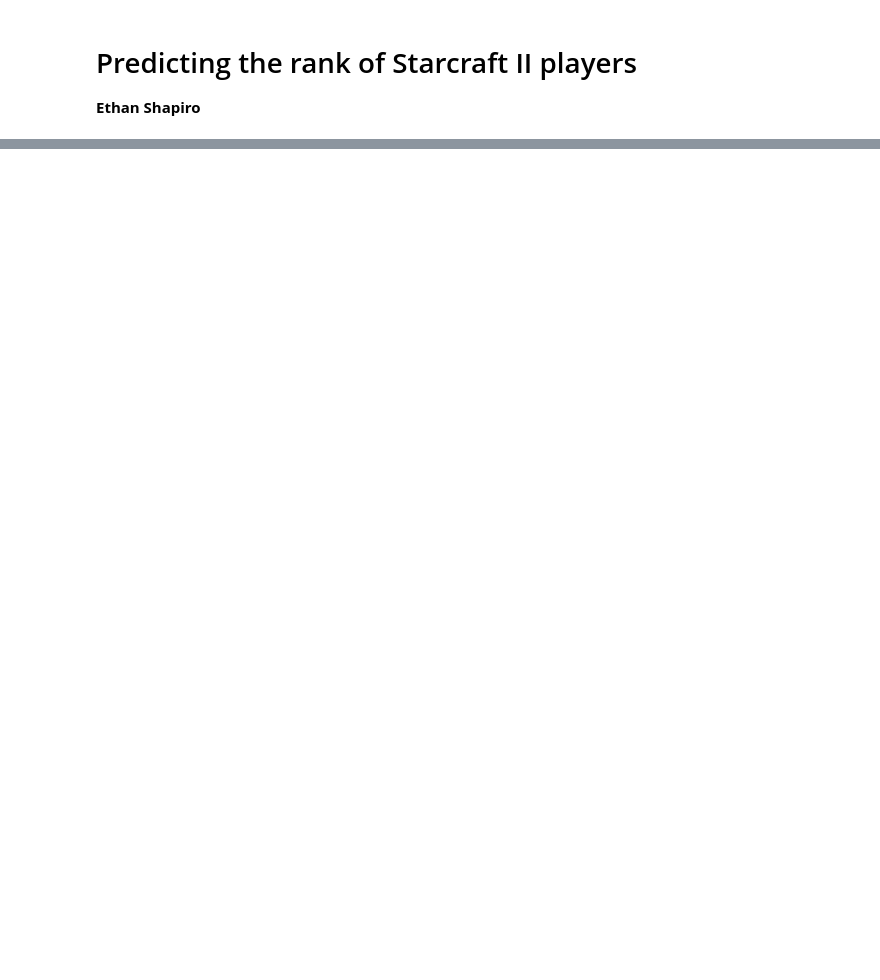
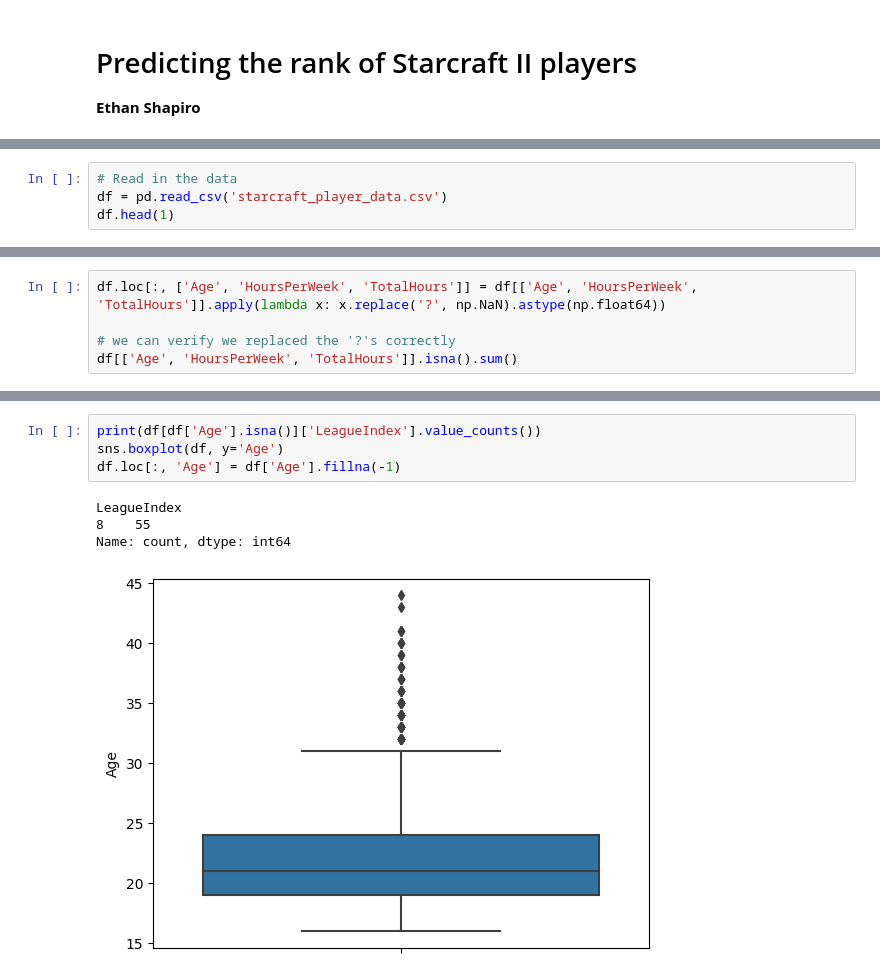
Before and after one commit to Ethan-Shapiro/EG-Starcraft-II-Project, a Jupyter notebook: notebook.ipynb, the cells around one changed output, grey strips where cells are left out. Drawn from its saved outputs; the diff is of its cells as text; blank space fills up the shorter version.

```diff
--- a/notebook.ipynb
+++ b/notebook.ipynb
@@ -108,0 +146,4 @@ Our model has worse precision for complainants that are non-minorities than it d
+# %%
+# Read in the data
+df = pd.read_csv('starcraft_player_data.csv')
+df.head(1)
@@ -108,0 +225,5 @@ Our model has worse precision for complainants that are non-minorities than it d
+# %%
+df.loc[:, ['Age', 'HoursPerWeek', 'TotalHours']] = df[['Age', 'HoursPerWeek', 'TotalHours']].apply(lambda x: x.replace('?', np.NaN).astype(np.float64))
+
+# we can verify we replaced the '?'s correctly
+df[['Age', 'HoursPerWeek', 'TotalHours']].isna().sum()
@@ -108,0 +256,9 @@ Our model has worse precision for complainants that are non-minorities than it d
+# %%
+print(df[df['Age'].isna()]['LeagueIndex'].value_counts())
+sns.boxplot(df, y='Age')
+df.loc[:, 'Age'] = df['Age'].fillna(-1)
+# %% [output]
+LeagueIndex
+8    55
+Name: count, dtype: int64
+[figure, added]
```
Also changed, not shown: parts of 16 cells of this notebook, 12 other files.
